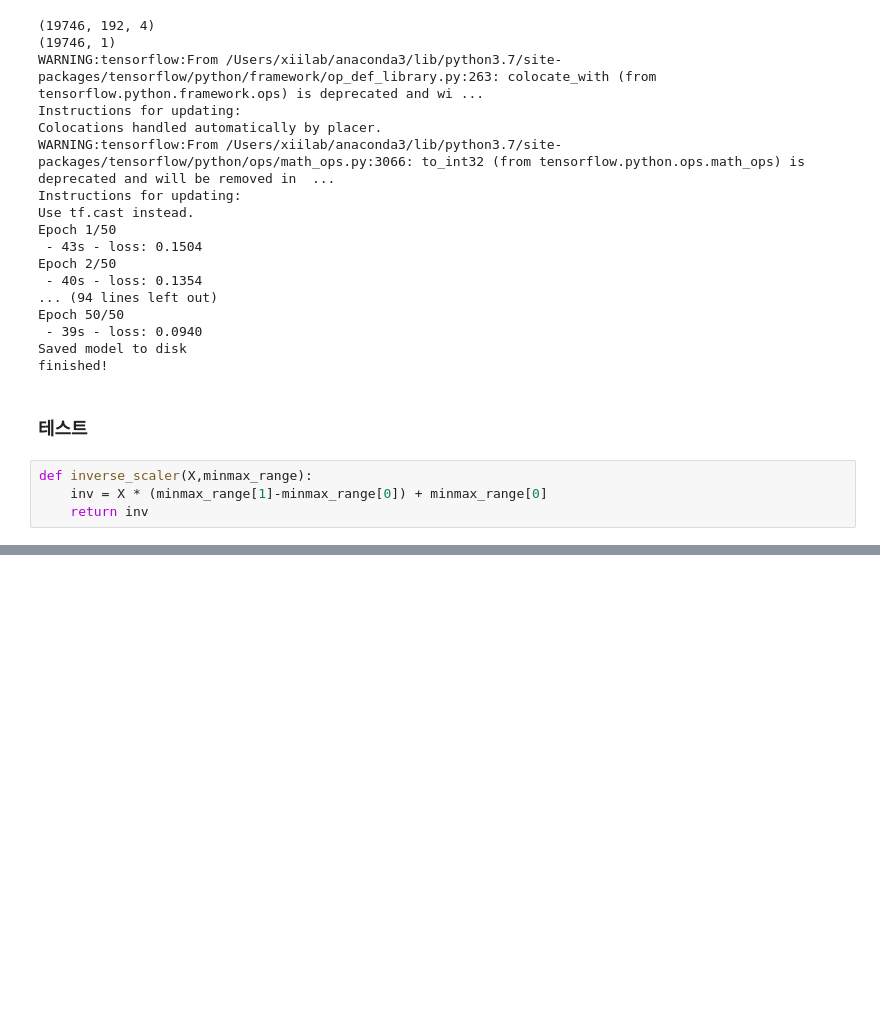
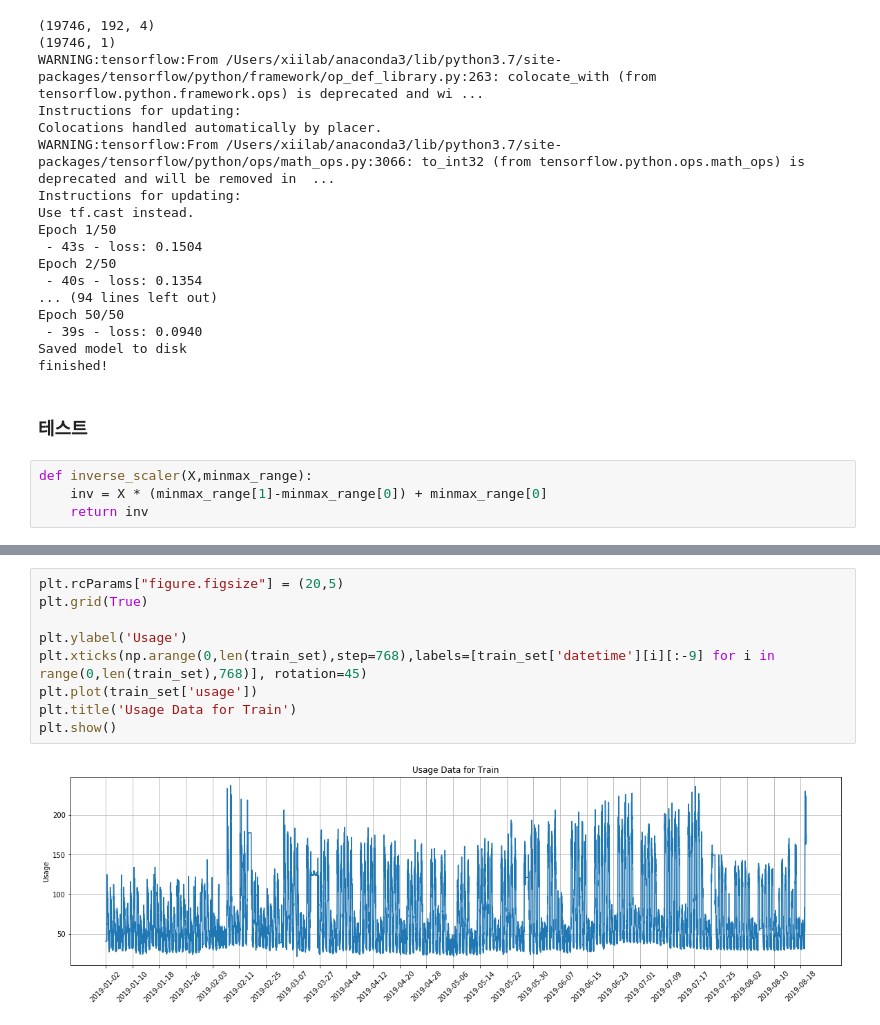
Before and after one commit to mikniloes/keras-LSTM, a Jupyter notebook: lstm_train.ipynb, the cells around one changed output, grey strips where cells are left out. Cells and saved outputs as stored; diff of their text form; blank space fills up the shorter version.

```diff
--- a/lstm_train.ipynb
+++ b/lstm_train.ipynb
@@ -171,0 +198,11 @@ plt.show()
+# %%
+plt.rcParams["figure.figsize"] = (20,5)
+plt.grid(True)
+
+plt.ylabel('Usage')
+plt.xticks(np.arange(0,len(train_set),step=768),labels=[train_set['datetime'][i][:-9] for i in range(0,len(train_set),768)], rotation=45)
+plt.plot(train_set['usage'])
+plt.title('Usage Data for Train')
+plt.show()
+# %% [output]
+[figure, added]
```
Also changed, not shown: parts of 5 cells of this notebook.
